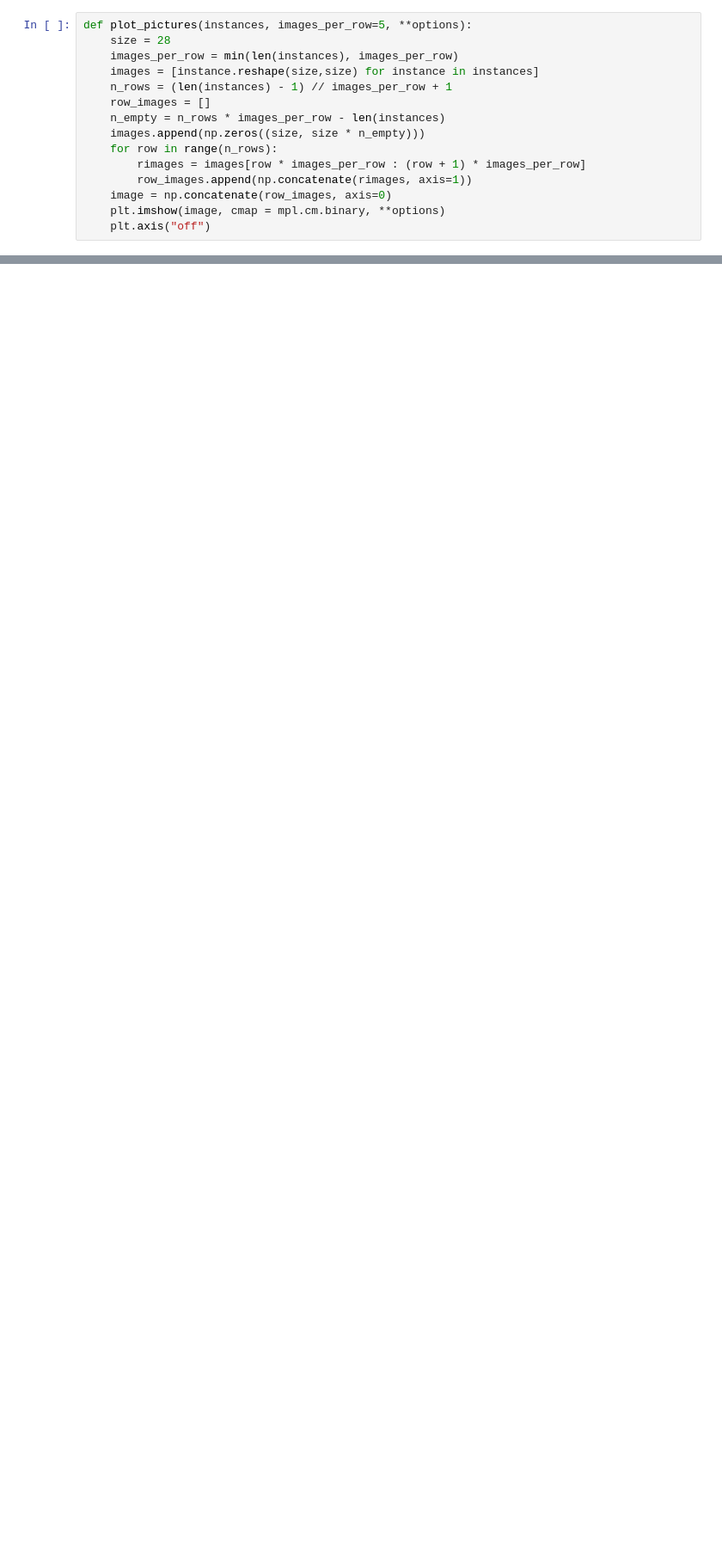
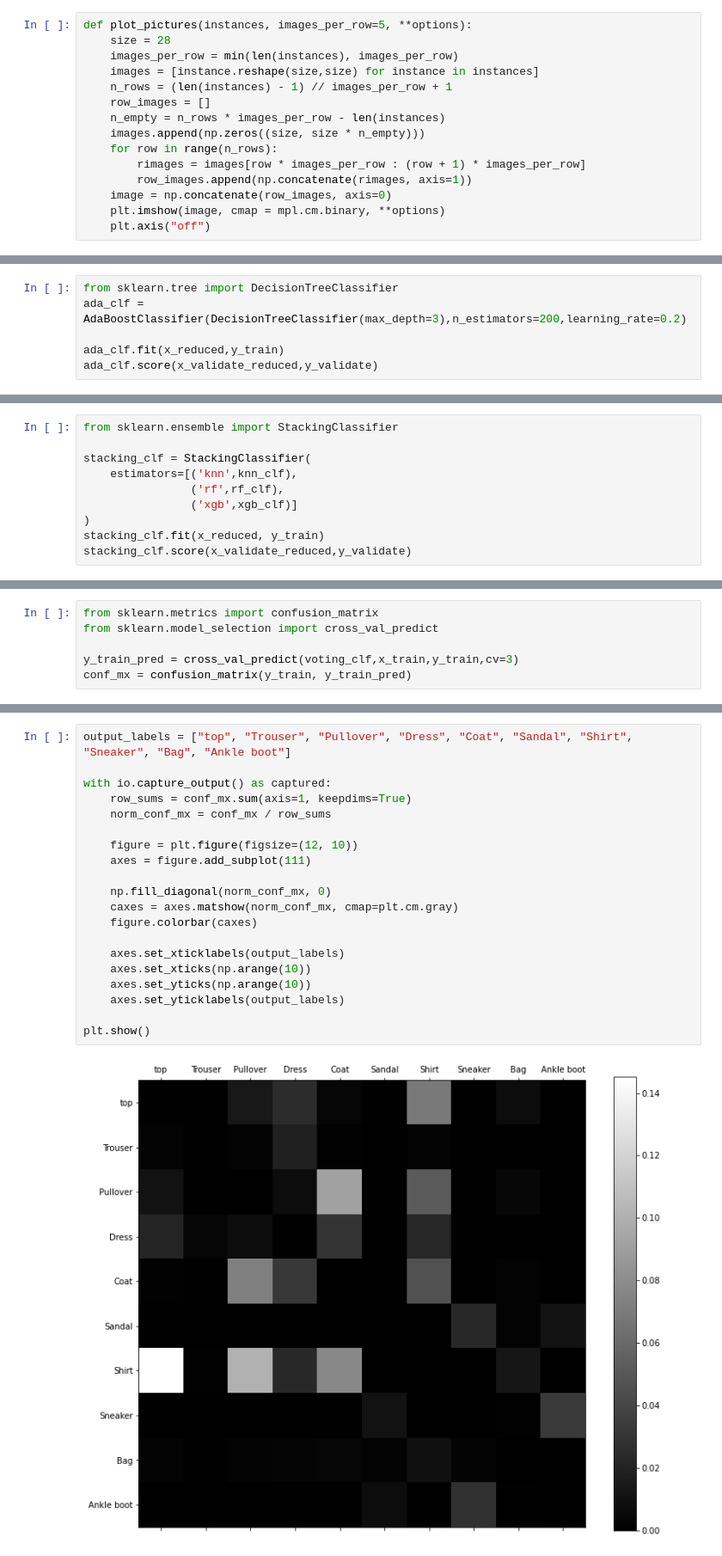
Before and after one commit to Daniel-Ros/DataSiceneIIFinalWork, a Jupyter notebook: fmnist.ipynb, the cells around one changed output, grey strips where cells are left out. Shown: that part at 86% size. Drawn from its saved outputs; the diff is of its cells as text; blank space fills up the shorter version.

```diff
--- a/fmnist.ipynb
+++ b/fmnist.ipynb
@@ -65,0 +159,6 @@ with io.capture_output() as captured:
+# %%
+from sklearn.tree import DecisionTreeClassifier
+ada_clf =  AdaBoostClassifier(DecisionTreeClassifier(max_depth=3),n_estimators=200,learning_rate=0.2)
+
+ada_clf.fit(x_reduced,y_train)
+ada_clf.score(x_validate_reduced,y_validate)
@@ -65,0 +167,10 @@ with io.capture_output() as captured:
+# %%
+from sklearn.ensemble import StackingClassifier
+
+stacking_clf = StackingClassifier(
+    estimators=[('knn',knn_clf),
+                ('rf',rf_clf),
+                ('xgb',xgb_clf)]
+)
+stacking_clf.fit(x_reduced, y_train)
+stacking_clf.score(x_validate_reduced,y_validate)
@@ -65,0 +192,6 @@ with io.capture_output() as captured:
+# %%
+from sklearn.metrics import confusion_matrix
+from sklearn.model_selection import cross_val_predict
+
+y_train_pred = cross_val_predict(voting_clf,x_train,y_train,cv=3)
+conf_mx = confusion_matrix(y_train, y_train_pred)
@@ -65,0 +202,22 @@ with io.capture_output() as captured:
+# %%
+output_labels = ["top", "Trouser", "Pullover", "Dress", "Coat", "Sandal", "Shirt", "Sneaker", "Bag", "Ankle boot"]
+
+with io.capture_output() as captured:
+    row_sums = conf_mx.sum(axis=1, keepdims=True)
+    norm_conf_mx = conf_mx / row_sums
+
+    figure = plt.figure(figsize=(12, 10))
+    axes = figure.add_subplot(111)
+
+    np.fill_diagonal(norm_conf_mx, 0)
+    caxes = axes.matshow(norm_conf_mx, cmap=plt.cm.gray)
+    figure.colorbar(caxes)
+
+    axes.set_xticklabels(output_labels)
+    axes.set_xticks(np.arange(10))
+    axes.set_yticks(np.arange(10))
+    axes.set_yticklabels(output_labels)
+
+plt.show()
+# %% [output]
+[figure, added]
```
Also changed, not shown: parts of 19 cells of this notebook.
